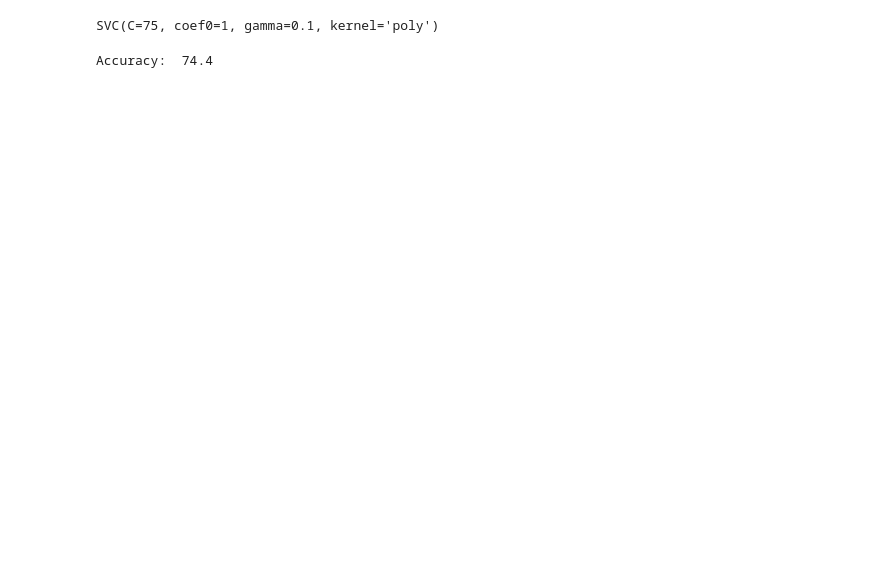
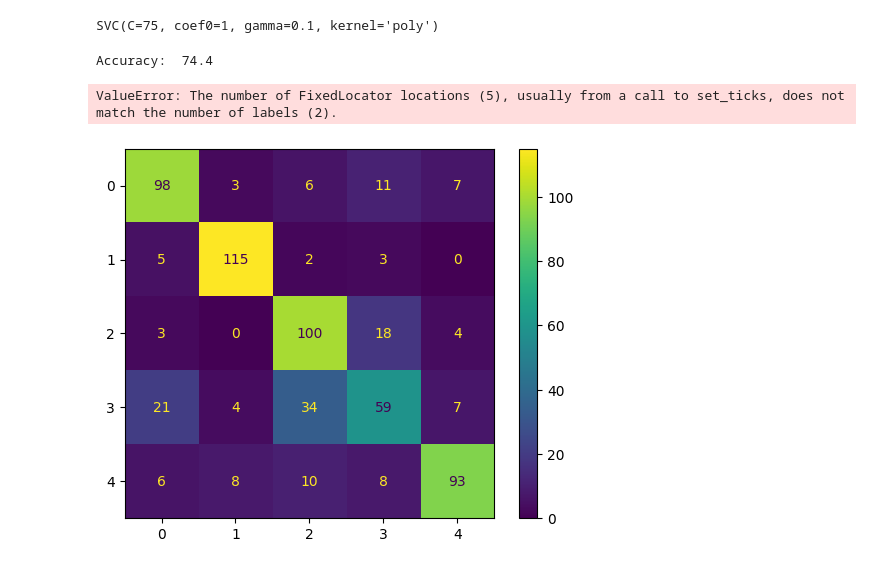
Before and after one commit to coldoctopus/ML-analysis, a Jupyter notebook: face recognition.ipynb, the cells around one changed output. Drawn from its saved outputs; the diff is of its cells as text; code cells hidden in the pictures; blank space fills up the shorter version.

```diff
--- a/face recognition.ipynb
+++ b/face recognition.ipynb
@@ -11,5 +10,5 @@ from sklearn.preprocessing import StandardScaler
 # %%
-path = "D:\dataset"
+path = "D:\GitHub\ML-analysis\dataset"
 data_train, label_train, data_test, label_test = preprocessing(path)
 # %%
 def _transform_data(data, labels):
@@ -35 +36,3 @@ SVC(C=75, coef0=1, gamma=0.1, kernel='poly')
+# %%
+confusion_matrix = confusion_matrix(y_test, prediction)
 # %%
@@ -46,0 +42,7 @@ evl = fsuite.run(train_dataset=ds_train,test_dataset=ds_test,model=model)
+# %%
+cm_display = metrics.ConfusionMatrixDisplay(confusion_matrix = confusion_matrix, display_labels = [True, True])
+cm_display.plot()
+plt.show()
+# %% [output]
+ValueError: The number of FixedLocator locations (5), usually from a call to set_ticks, does not match the number of labels (2).
+[figure, added]
```
Also changed, not shown: parts of 8 cells of this notebook, 2 other files.
